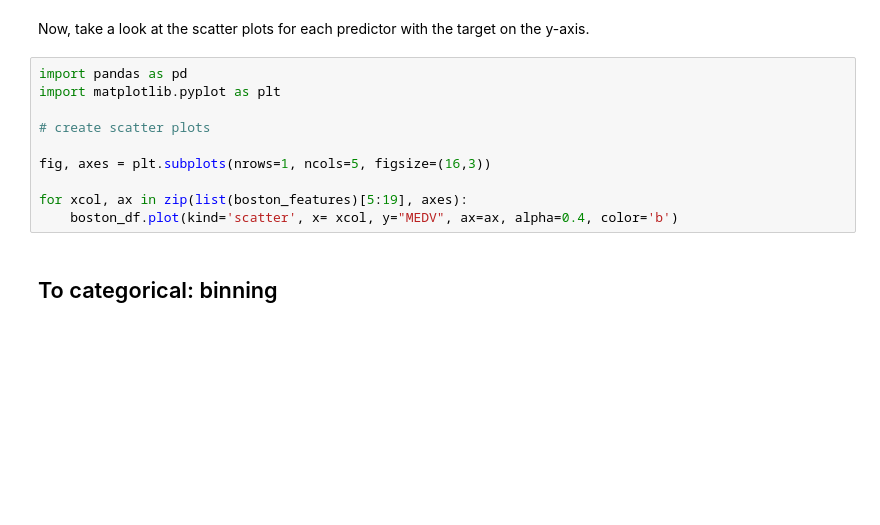
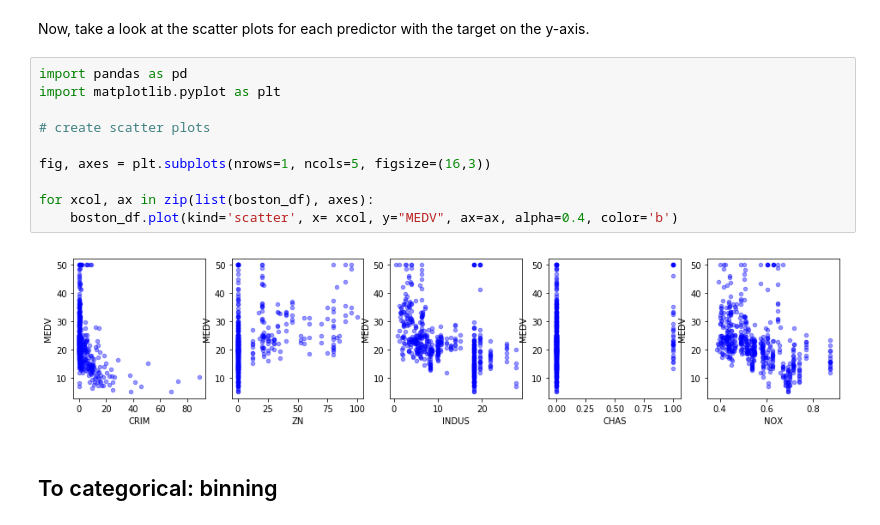
Before and after one commit to Ran-Tokman/dsc-dealing-with-categorical-variables---lab-nyc-ds-career-031119, a Jupyter notebook: index.ipynb, the cells around one changed output. Saved outputs shown, nothing was run; the diff lists cells and outputs as text; blank space fills up the shorter version.

```diff
--- a/index.ipynb
+++ b/index.ipynb
@@ -145,13 +145,15 @@ Now, take a look at the scatter plots for each predictor with the target on the
 # %%
 import pandas as pd
 import matplotlib.pyplot as plt
 
 # create scatter plots
 
 fig, axes = plt.subplots(nrows=1, ncols=5, figsize=(16,3))
 
-for xcol, ax in zip(list(boston_features)[5:19], axes):
+for xcol, ax in zip(list(boston_df), axes):
     boston_df.plot(kind='scatter', x= xcol, y="MEDV", ax=ax, alpha=0.4, color='b')
+# %% [output]
+[figure, added]
 # %% [markdown]
 ## To categorical: binning
 # %% [markdown]
```
